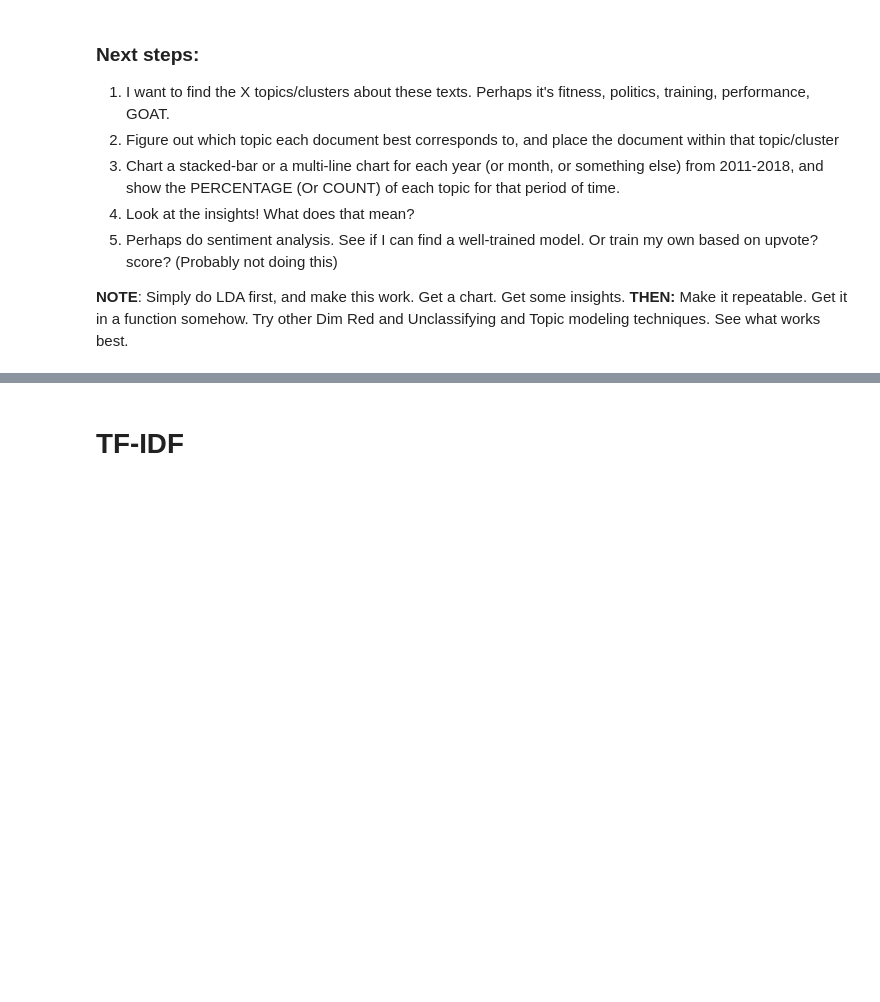
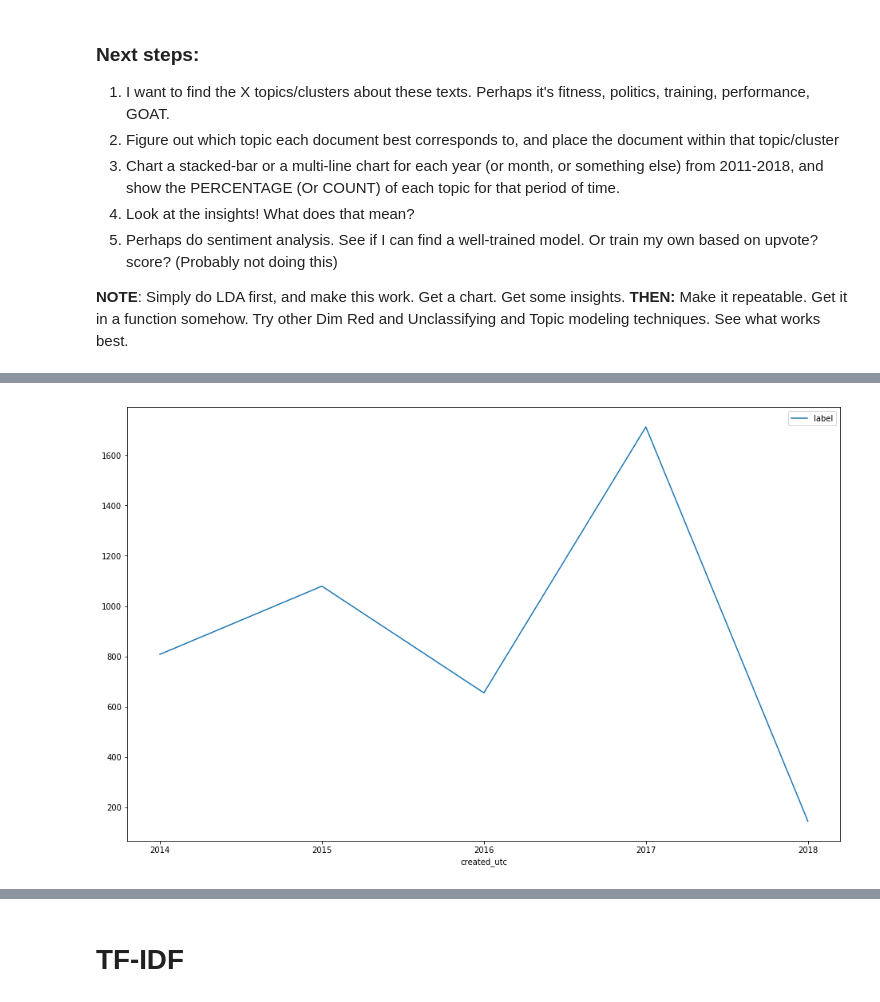
Before and after one commit to spencertollefson/lebron_james_nlp, a Jupyter notebook: nlp_processes.ipynb, the cells around one changed output, grey strips where cells are left out. Saved outputs shown, nothing was run; the diff lists cells and outputs as text; code cells hidden in the pictures; blank space fills up the shorter version.

Commit message:
make some good headway with cleaning data better and looking to plot results

```diff
--- a/nlp_processes.ipynb
+++ b/nlp_processes.ipynb
@@ -147,0 +255,15 @@ Current isues:
+# %%
+cVectorizer = CustomVectorizer(# strip_accents='ascii',
+                               max_df=0.7,
+                               min_df=3,
+                               stop_words = stops,
+                               ngram_range=(1,3)
+                              )
+
+dtm_tf_custom = cVectorizer.fit_transform(df.body)
+#dtm_tf_custom.shape
+
+loop_lda_tf = LatentDirichletAllocation(n_components=5, random_state=0, n_jobs=-1)
+#loop_lda_tf.fit(dtm_tf_custom)
+
+transformed_lda = loop_lda_tf.fit_transform(dtm_tf_custom)
@@ -147,0 +302,12 @@ Current isues:
+# %%
+db = None
+db = DBSCAN(eps=0.0080, min_samples=20, metric='cosine', n_jobs=5).fit(transformed_lda[:5000])
+
+labels = db.labels_
+# Number of clusters in labels, ignoring noise if present.
+n_clusters_ = len(set(labels)) - (1 if -1 in labels else 0)
+print('Estimated number of clusters: %d' % n_clusters_)
+
+unique, counts = np.unique(labels, return_counts=True)
+print('counts')
+print(np.asarray((unique, counts)).T)
@@ -147,0 +329,6 @@ Current isues:
+# %%
+DBdf = pd.DataFrame(db.components_, index=db.core_sample_indices_, copy=True)
+df2 = df.reset_index()
+DBdf['label'] = pd.Series(db.labels_)
+DBdf['created_utc'] = df2['created_utc']
+DBdf.head()
@@ -147,0 +363,2 @@ Current isues:
+# %%
+labelplot = DBdf.groupby(by=[pd.Grouper(key='created_utc',freq='Y')]).count().reset_index()
@@ -147,0 +374,4 @@ Current isues:
+# %%
+labelplot.plot(x='created_utc',y='label', figsize = (16,10));
+# %% [output]
+[figure, added]
```
Also changed, not shown: parts of 61 cells of this notebook, 4 other files.
